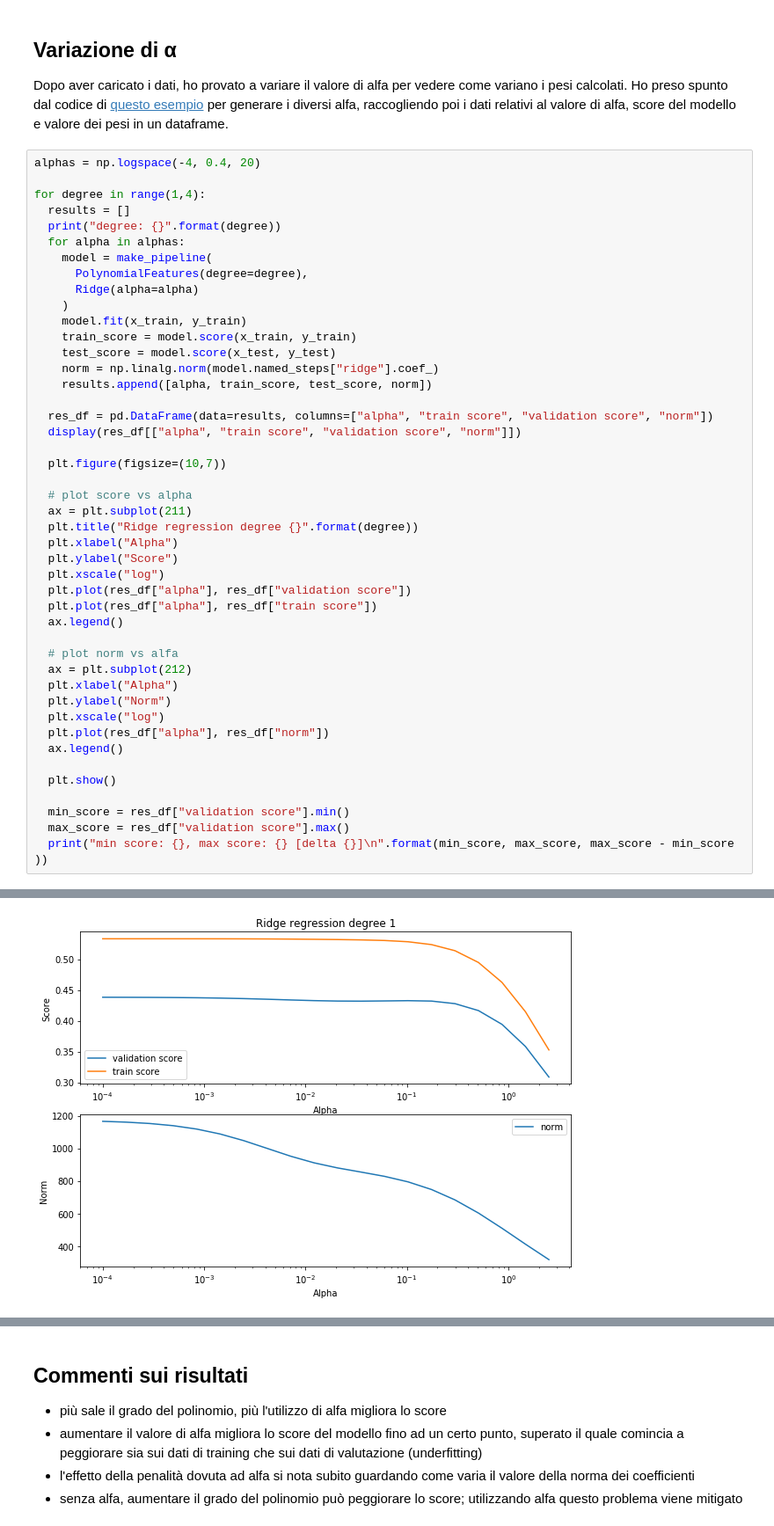
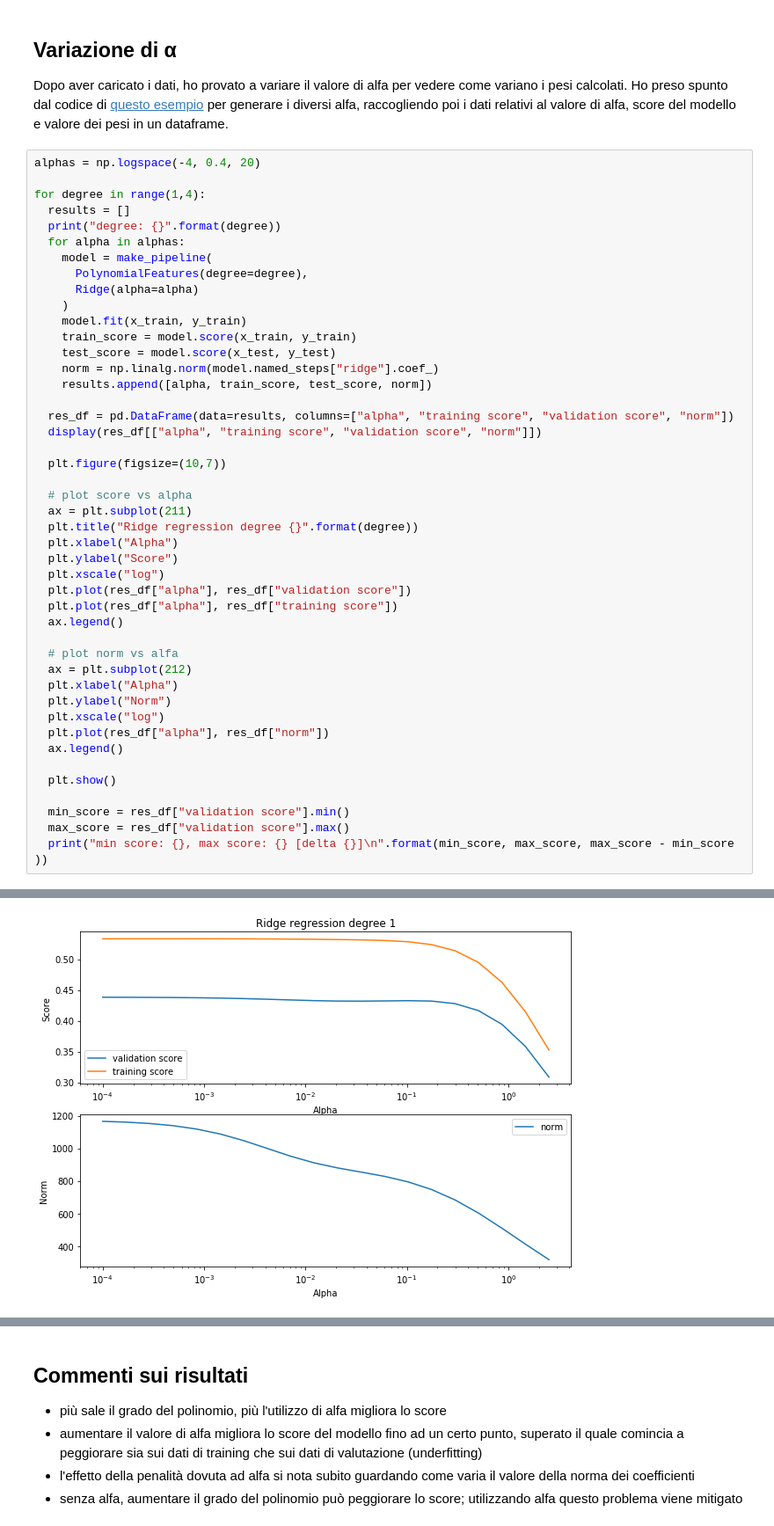
Before and after one commit to sime1/notebooks, a Jupyter notebook: polynomial_ridge.ipynb, the cells around one changed output, grey strips where cells are left out. Shown at 88% size. Cells and saved outputs as stored; diff of their text form.

Commit message:
training score

```diff
--- a/polynomial_ridge.ipynb
+++ b/polynomial_ridge.ipynb
@@ -64,8 +64,8 @@ for degree in range(1,4):
     norm = np.linalg.norm(model.named_steps["ridge"].coef_)
     results.append([alpha, train_score, test_score, norm])
 
-  res_df = pd.DataFrame(data=results, columns=["alpha", "train score", "validation score", "norm"])
-  display(res_df[["alpha", "train score", "validation score", "norm"]])
+  res_df = pd.DataFrame(data=results, columns=["alpha", "training score", "validation score", "norm"])
+  display(res_df[["alpha", "training score", "validation score", "norm"]])
 
   plt.figure(figsize=(10,7))
 
@@ -76,7 +76,7 @@ for degree in range(1,4):
   plt.ylabel("Score")
   plt.xscale("log")
   plt.plot(res_df["alpha"], res_df["validation score"])
-  plt.plot(res_df["alpha"], res_df["train score"])
+  plt.plot(res_df["alpha"], res_df["training score"])
   ax.legend()
 
   # plot norm vs alfa
@@ -98,20 +98,20 @@ degree: 1
 | 0 | 0.000100 | 0.533228 | 0.438315 | 1166.040778 |
 | 1 | 0.000170 | 0.533228 | 0.438231 | 1161.002149 |
 | 2 | 0.000291 | 0.533225 | 0.438092 | 1152.700517 |
 | 3 | 0.000495 | 0.533220 | 0.437863 | 1139.332945 |
 | 4 | 0.000844 | 0.533205 | 0.437496 | 1118.598389 |
 | 5 | 0.001438 | 0.533170 | 0.436935 | 1088.288089 |
 | 6 | 0.002452 | 0.533093 | 0.436128 | 1047.783737 |
 | 7 | 0.004179 | 0.532945 | 0.435080 | 1000.093267 |
 | 8 | 0.007122 | 0.532706 | 0.433904 | 952.228065 |
 | 9 | 0.012140 | 0.532377 | 0.432828 | 911.517117 |
 | ... | ... | ... | ... | ... |
 | 15 | 0.297635 | 0.513852 | 0.427939 | 684.211795 |
 | 16 | 0.507298 | 0.494750 | 0.416664 | 603.559435 |
 | 17 | 0.864654 | 0.462485 | 0.394359 | 510.613028 |
 | 18 | 1.473741 | 0.414850 | 0.358441 | 412.914558 |
 | 19 | 2.511886 | 0.352796 | 0.308751 | 318.063896 |
-[figure, old version]
+[figure, new version]
 min score: 0.3087509636587141, max score: 0.438314793699919 [delta 0.12956383004120492]
 
 degree: 2
```
Also changed, not shown: parts of 1 cell of this notebook.
